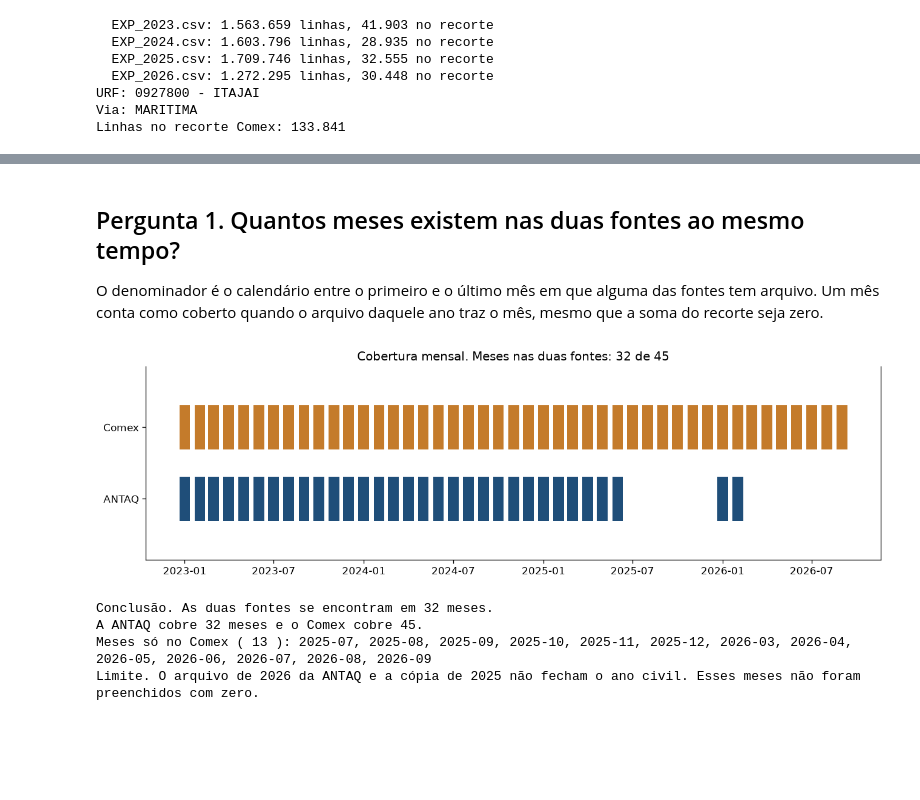
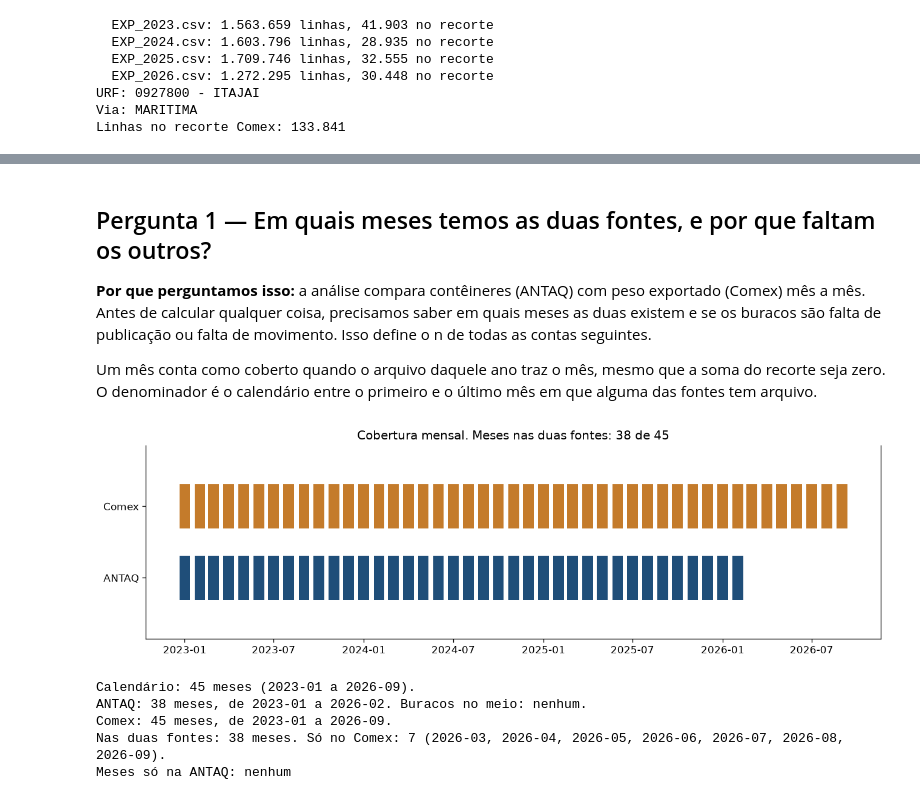
Before and after one commit to Miguel-Pezzini/IA-M2-M3, a Jupyter notebook: Grupo_D_M2_2_EDA.ipynb, the cells around one changed output, grey strips where cells are left out. Saved outputs shown, nothing was run; the diff lists cells and outputs as text; code cells hidden in the pictures; blank space fills up the shorter version.

```diff
--- a/Grupo_D_M2_2_EDA.ipynb
+++ b/Grupo_D_M2_2_EDA.ipynb
@@ -422,41 +470,46 @@ Só Comex: ['2025-07', '2025-08', '2025-09', '2025-10', '2025-11', '2025-12', '2
 # %% [markdown]
-## Pergunta 1. Quantos meses existem nas duas fontes ao mesmo tempo?
+## Pergunta 1 — Em quais meses temos as duas fontes, e por que faltam os outros?
 
-O denominador é o calendário entre o primeiro e o último mês em que alguma das fontes tem arquivo. Um mês conta como coberto quando o arquivo daquele ano traz o mês, mesmo que a soma do recorte seja zero.
+**Por que perguntamos isso:** a análise compara contêineres (ANTAQ) com peso exportado (Comex) mês a mês. Antes de calcular qualquer coisa, precisamos saber em quais meses as duas existem e se os buracos são falta de publicação ou falta de movimento. Isso define o n de todas as contas seguintes.
+
+Um mês conta como coberto quando o arquivo daquele ano traz o mês, mesmo que a soma do recorte seja zero. O denominador é o calendário entre o primeiro e o último mês em que alguma das fontes tem arquivo.
 # %%
 fig, ax = plt.subplots(figsize=(11, 3.4))
 faixas = (
     (0, "ANTAQ", painel["conteineres"].notna(), "#1f4e79"),
     (1, "Comex", painel["kg_liquido"].notna(), "#c47b2b"),
 )
 for nivel, _nome, serie, cor in faixas:
     ax.bar(
         painel.loc[serie, "data"],
         height=0.62,
         bottom=nivel - 0.31,
         width=22,
         color=cor,
         align="center",
     )
 ax.set_yticks([0, 1], ["ANTAQ", "Comex"])
 ax.set_ylim(-0.85, 1.85)
 ax.set_title(f"Cobertura mensal. Meses nas duas fontes: {int(ambos.sum())} de {len(painel)}")
 fig.tight_layout()
 fig.savefig(OUT_DIR / "figuras" / "01_cobertura.png", bbox_inches="tight")
 plt.show()
 
-print("Conclusão. As duas fontes se encontram em", int(ambos.sum()), "meses.")
-print(
-    "A ANTAQ cobre",
-    int(painel["conteineres"].notna().sum()),
-    "meses e o Comex cobre",
-    str(int(painel["kg_liquido"].notna().sum())) + ".",
-)
-print("Meses só no Comex (", int(so_comex.sum()), "):", ", ".join(painel.loc[so_comex, "mes_rotulo"]))
-print("Limite. O arquivo de 2026 da ANTAQ e a cópia de 2025 não fecham o ano civil. Esses meses não foram preenchidos com zero.")
+meses_antaq = painel.loc[painel["conteineres"].notna(), "mes_rotulo"]
+meses_comex = painel.loc[painel["kg_liquido"].notna(), "mes_rotulo"]
+buracos_antaq = painel.loc[
+    painel["conteineres"].isna() & (painel["data"] < painel.loc[painel["conteineres"].notna(), "data"].max()),
+    "mes_rotulo",
+].tolist()
+print(f"Calendário: {len(painel)} meses ({rotulo(inicio)} a {rotulo(fim)}).")
+print(f"ANTAQ: {len(meses_antaq)} meses, de {meses_antaq.iloc[0]} a {meses_antaq.iloc[-1]}. Buracos no meio: {buracos_antaq or 'nenhum'}.")
+print(f"Comex: {len(meses_comex)} meses, de {meses_comex.iloc[0]} a {meses_comex.iloc[-1]}.")
+print(f"Nas duas fontes: {int(ambos.sum())} meses. Só no Comex: {int(so_comex.sum())} ({', '.join(painel.loc[so_comex, 'mes_rotulo'])}).")
+print("Meses só na ANTAQ:", painel.loc[so_antaq, "mes_rotulo"].tolist() or "nenhum")
 # %% [output]
-[figure, old version]
+[figure, new version]
-Conclusão. As duas fontes se encontram em 32 meses.
-A ANTAQ cobre 32 meses e o Comex cobre 45.
-Meses só no Comex ( 13 ): 2025-07, 2025-08, 2025-09, 2025-10, 2025-11, 2025-12, 2026-03, 2026-04, 2026-05, 2026-06, 2026-07, 2026-08, 2026-09
-Limite. O arquivo de 2026 da ANTAQ e a cópia de 2025 não fecham o ano civil. Esses meses não foram preenchidos com zero.
+Calendário: 45 meses (2023-01 a 2026-09).
+ANTAQ: 38 meses, de 2023-01 a 2026-02. Buracos no meio: nenhum.
+Comex: 45 meses, de 2023-01 a 2026-09.
+Nas duas fontes: 38 meses. Só no Comex: 7 (2026-03, 2026-04, 2026-05, 2026-06, 2026-07, 2026-08, 2026-09).
+Meses só na ANTAQ: nenhum
```
Also changed, not shown: parts of 16 cells of this notebook, 9 other files.
